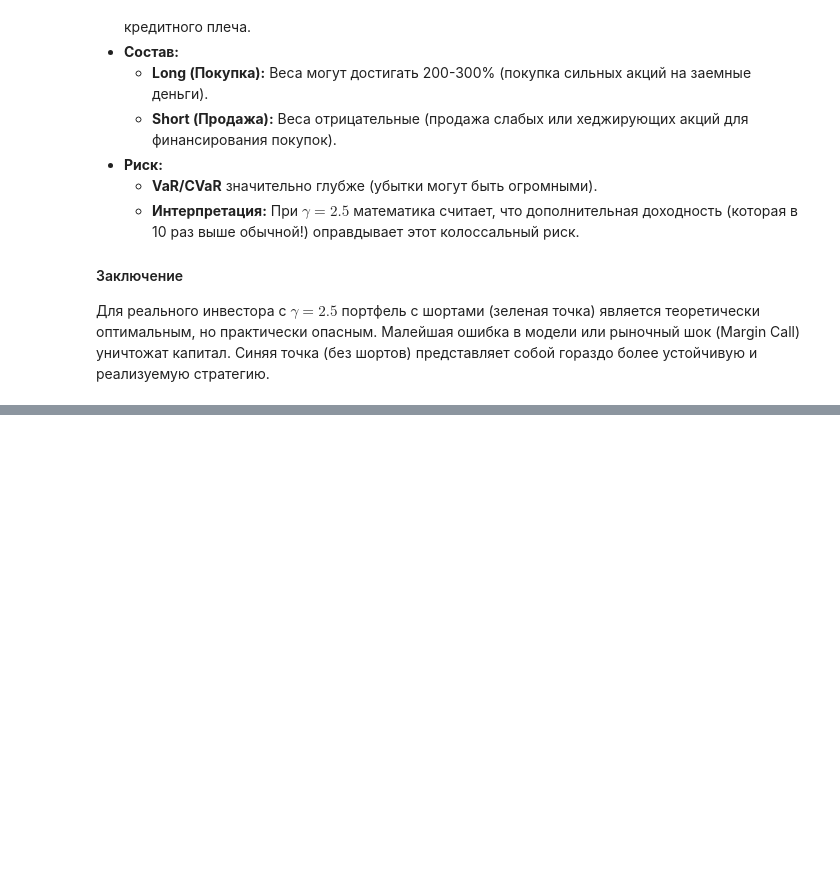
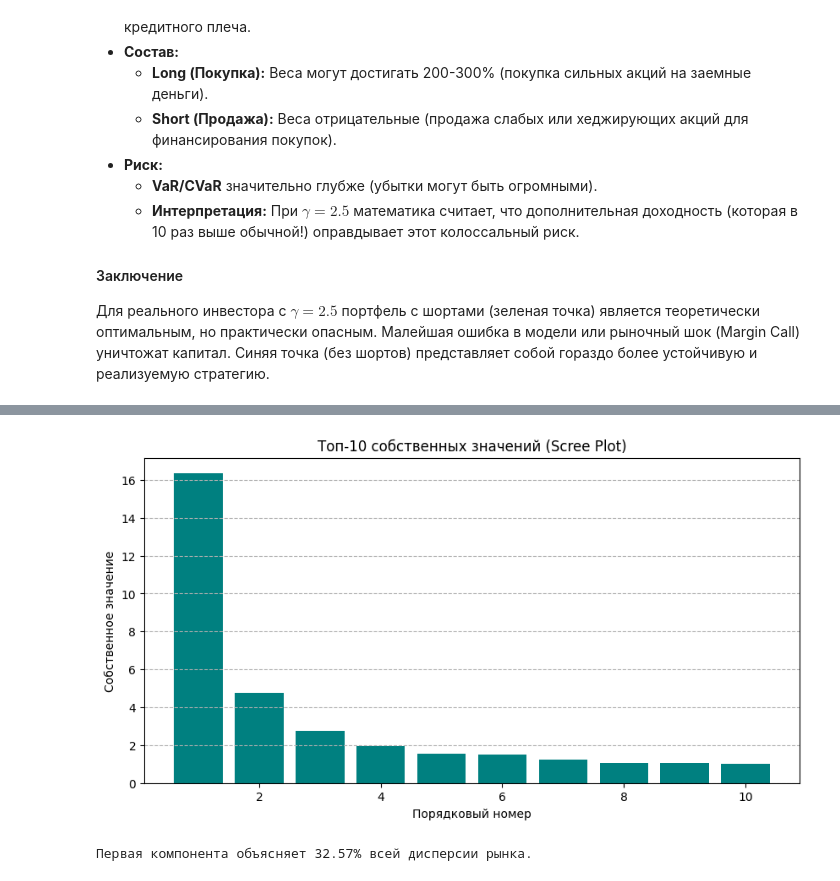
Before and after one commit to theMagusDev/NASDAQ-opt-portfolio, a Jupyter notebook: solution.ipynb, the cells around one changed output, grey strips where cells are left out. Drawn from its saved outputs; the diff is of its cells as text; code cells hidden in the pictures; blank space fills up the shorter version.

```diff
--- a/solution.ipynb
+++ b/solution.ipynb
@@ -661,0 +716,27 @@ plt.show()
+# %%
+from sklearn.decomposition import PCA
+from sklearn.preprocessing import StandardScaler
+
+# Масштабируем данные для PCA
+scaler = StandardScaler()
+scaled_returns = scaler.fit_transform(log_returns)
+
+pca = PCA()
+pca.fit(scaled_returns)
+
+eigenvalues = pca.explained_variance_
+variance_ratio = pca.explained_variance_ratio_
+
+plt.figure(figsize=(10, 5))
+plt.bar(range(1, 11), eigenvalues[:10], color='teal')
+plt.title('Топ-10 собственных значений (Scree Plot)')
+plt.xlabel('Порядковый номер')
+plt.ylabel('Собственное значение')
+plt.grid(axis='y', linestyle='--')
+plt.show()
+# %% [output]
+[figure, added]
+# %%
+print(f"Первая компонента объясняет {variance_ratio[0]:.2%} всей дисперсии рынка.")
+# %% [output]
+Первая компонента объясняет 32.57% всей дисперсии рынка.
```
Also changed, not shown: parts of 16 cells of this notebook.
